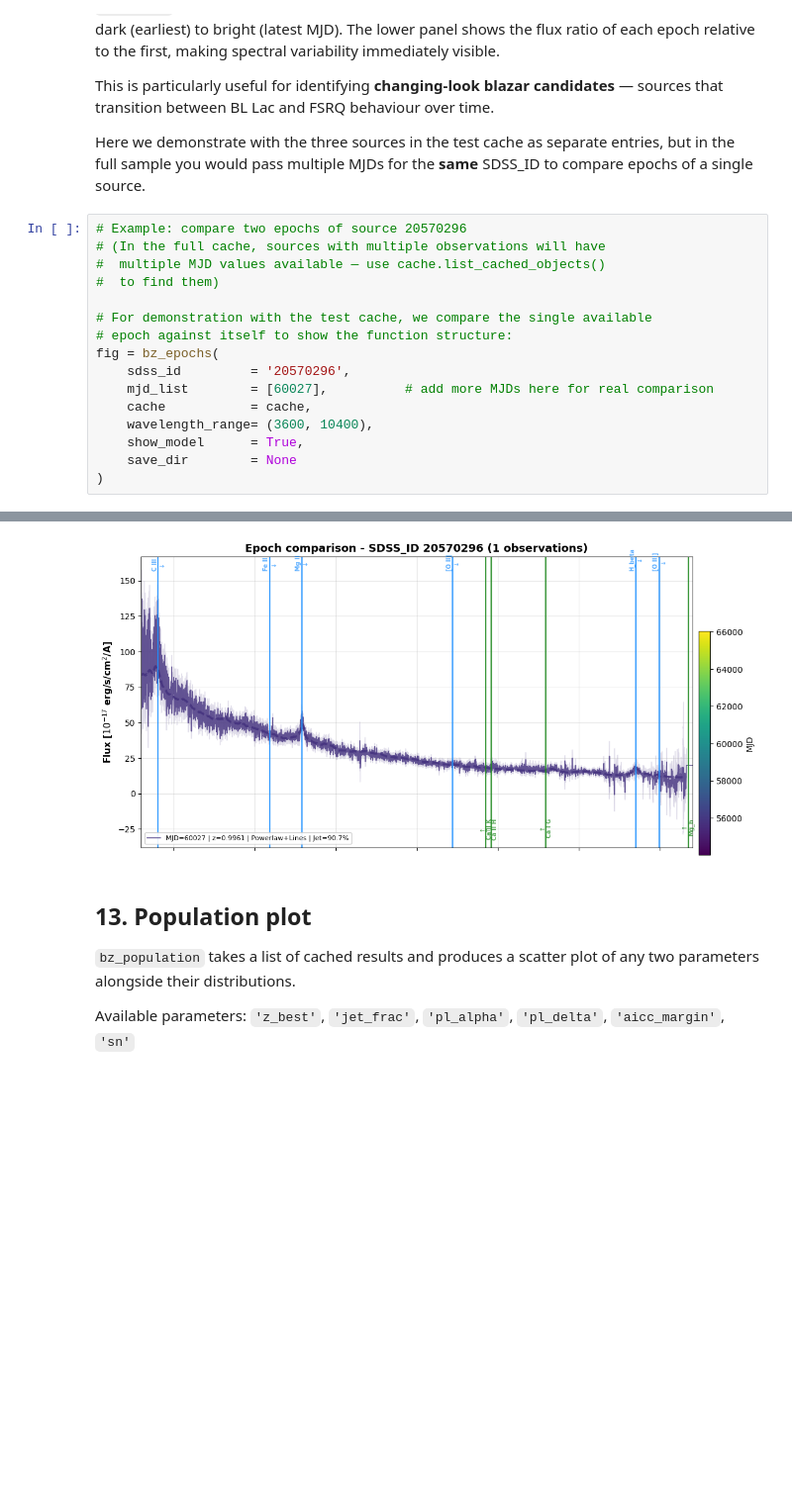
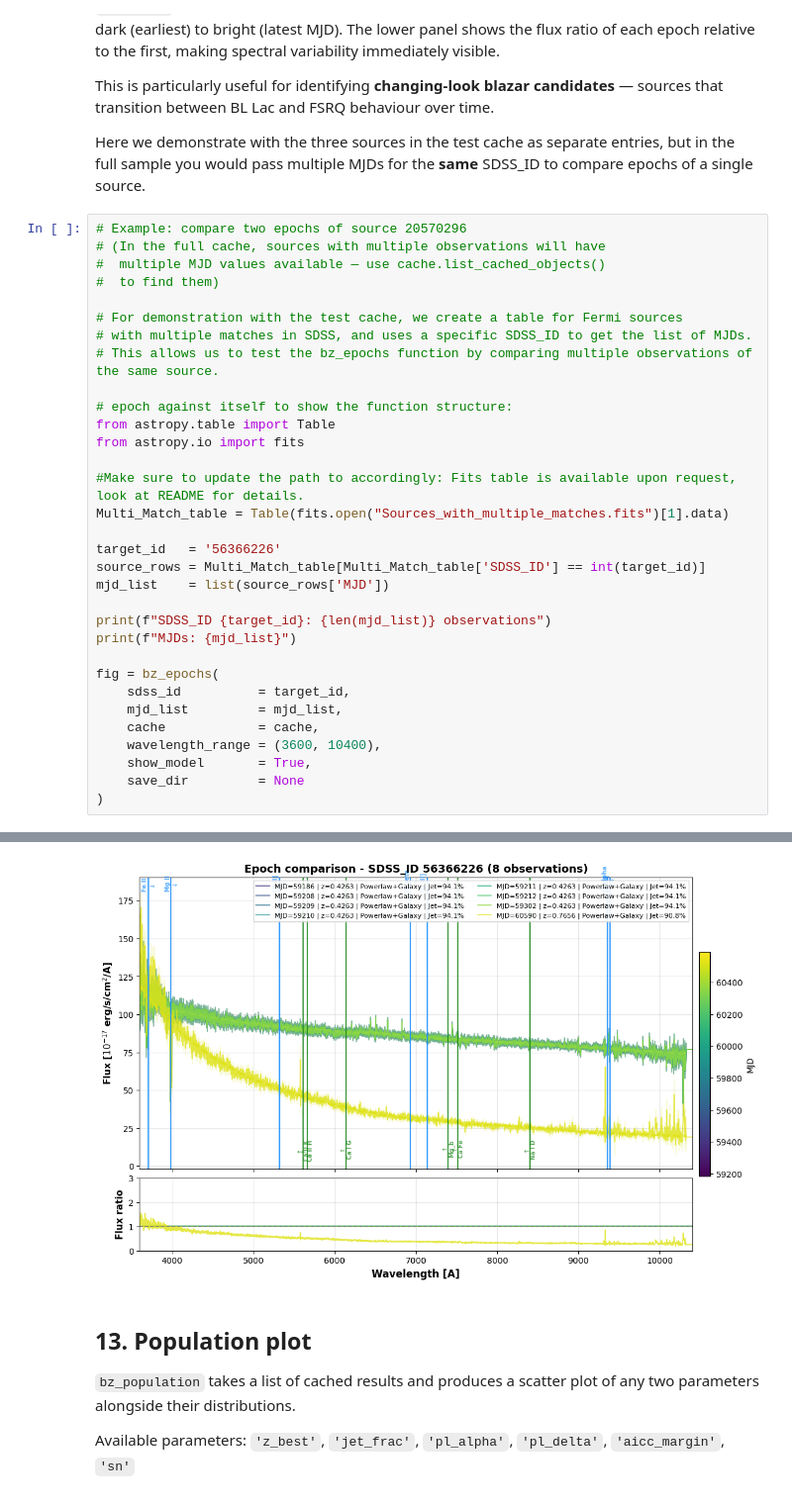
Before and after one commit to minlowie/Blazar-Analysis-Pipeline, a Jupyter notebook: demo.ipynb, the cells around one changed output, grey strips where cells are left out. Shown at 99% size. Saved outputs shown, nothing was run; the diff lists cells and outputs as text; blank space fills up the shorter version.

```diff
--- a/demo.ipynb
+++ b/demo.ipynb
@@ -552,14 +566,30 @@ entries, but in the full sample you would pass multiple MJDs for the
 #  multiple MJD values available — use cache.list_cached_objects()
 #  to find them)
 
-# For demonstration with the test cache, we compare the single available
+# For demonstration with the test cache, we create a table for Fermi sources
+# with multiple matches in SDSS, and uses a specific SDSS_ID to get the list of MJDs.
+# This allows us to test the bz_epochs function by comparing multiple observations of the same source.
+
 # epoch against itself to show the function structure:
+from astropy.table import Table
+from astropy.io import fits
+
+#Make sure to update the path to accordingly: Fits table is available upon request, look at README for details.
+Multi_Match_table = Table(fits.open("Sources_with_multiple_matches.fits")[1].data)
+
+target_id   = '56366226'
+source_rows = Multi_Match_table[Multi_Match_table['SDSS_ID'] == int(target_id)]
+mjd_list    = list(source_rows['MJD'])
+
+print(f"SDSS_ID {target_id}: {len(mjd_list)} observations")
+print(f"MJDs: {mjd_list}")
+
 fig = bz_epochs(
-    sdss_id         = '20570296',
-    mjd_list        = [60027],          # add more MJDs here for real comparison
-    cache           = cache,
-    wavelength_range= (3600, 10400),
-    show_model      = True,
-    save_dir        = None
+    sdss_id          = target_id,
+    mjd_list         = mjd_list,
+    cache            = cache,
+    wavelength_range = (3600, 10400),
+    show_model       = True,
+    save_dir         = None
 )
 # %% [output]
@@ -570,4 +613,4 @@ Loaded: obj_20570296_60027.pkl.gz
-[figure, old version]
+[figure, new version]
 # %% [markdown]
 ## 13. Population plot
 
```
Also changed, not shown: parts of 5 cells of this notebook.
